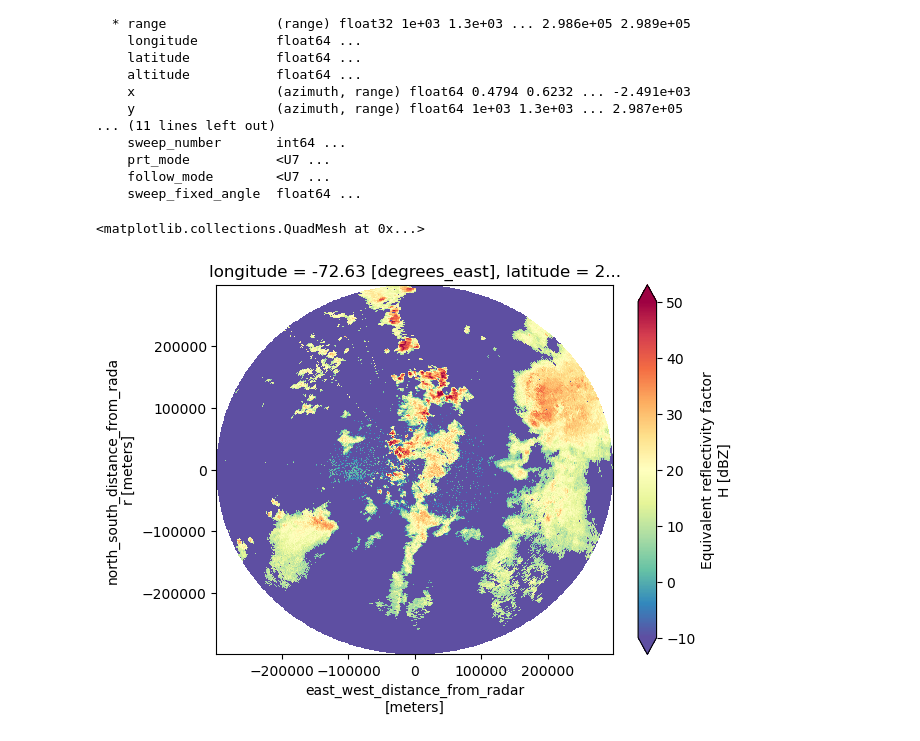
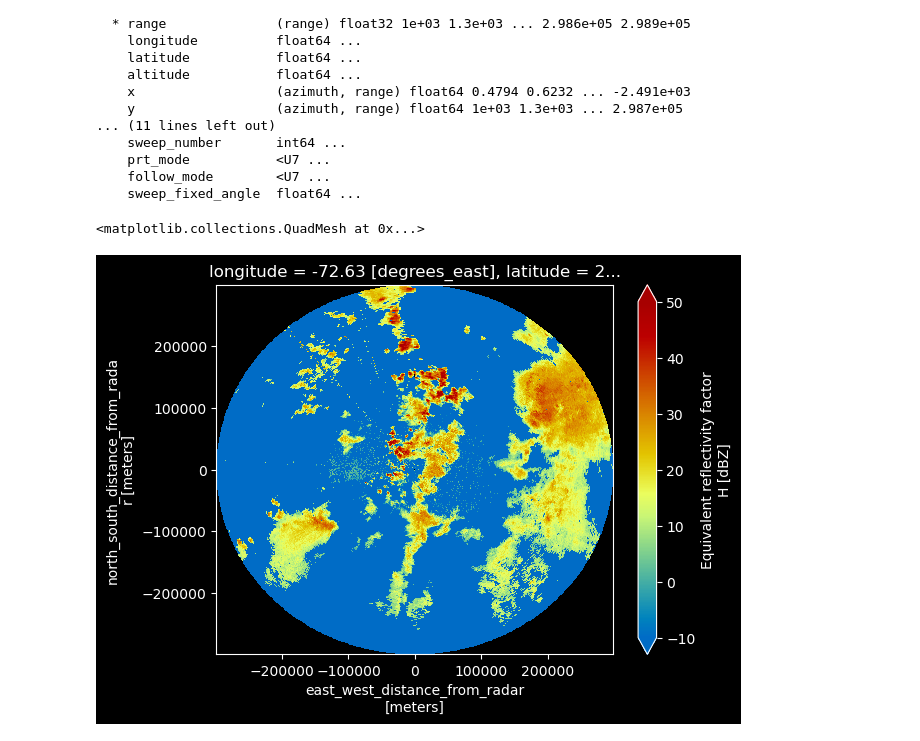
Before and after one commit to aladinor/notebooks, a Jupyter notebook: Reading_from_AWS.ipynb, the cells around one changed output. Saved outputs shown, nothing was run; the diff lists cells and outputs as text; code cells hidden in the pictures.

```diff
--- a/Reading_from_AWS.ipynb
+++ b/Reading_from_AWS.ipynb
@@ -5,10 +5,13 @@ import xarray as xr
 import xradar as xd
 import boto3
 import botocore
+import seaborn as sns
 import numpy as np
 import matplotlib.pyplot as plt
 from botocore.client import Config
 from datetime import datetime
+from matplotlib import pyplot
+pyplot.style.use('dark_background')
 # %% [output]
 ## You are using the Python ARM Radar Toolkit (Py-ART), an open source
 ## library for working with weather radar data. Py-ART is partly
@@ -137,8 +140,8 @@ Coordinates:
     follow_mode        <U7 ...
     sweep_fixed_angle  float64 ...
 # %%
-ds.DBZH.plot(x='x', y='y', cmap='Spectral_r', vmin=-10, vmax=50)
+ds.DBZH.plot(x='x', y='y', cmap='pyart_HomeyerRainbow', vmin=-10, vmax=50)
 # %% [output]
 <matplotlib.collections.QuadMesh at 0x...>
-[figure, old version]
+[figure, new version]
 # %%
```
Also changed, not shown: parts of 14 cells of this notebook, 1 other file.
